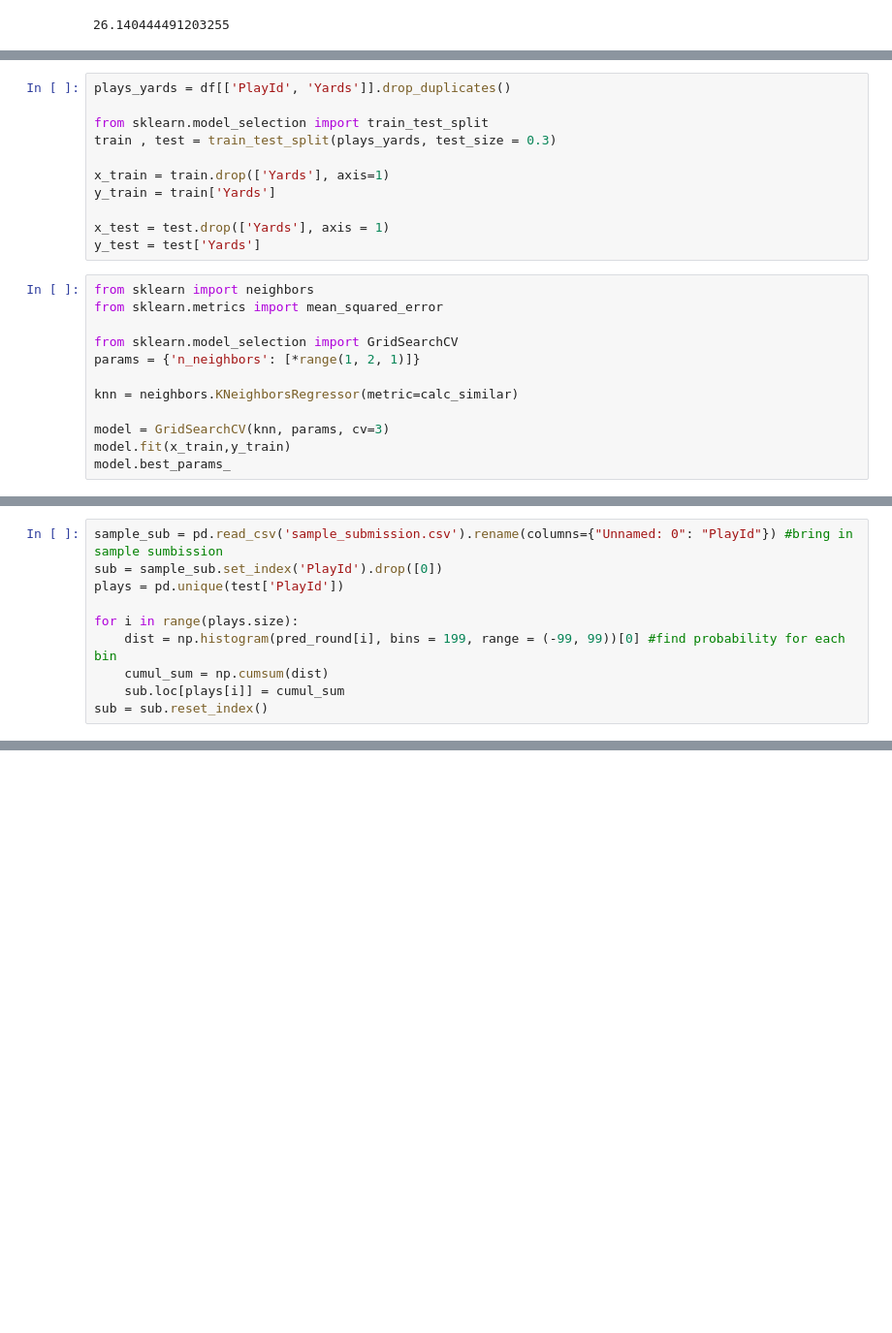
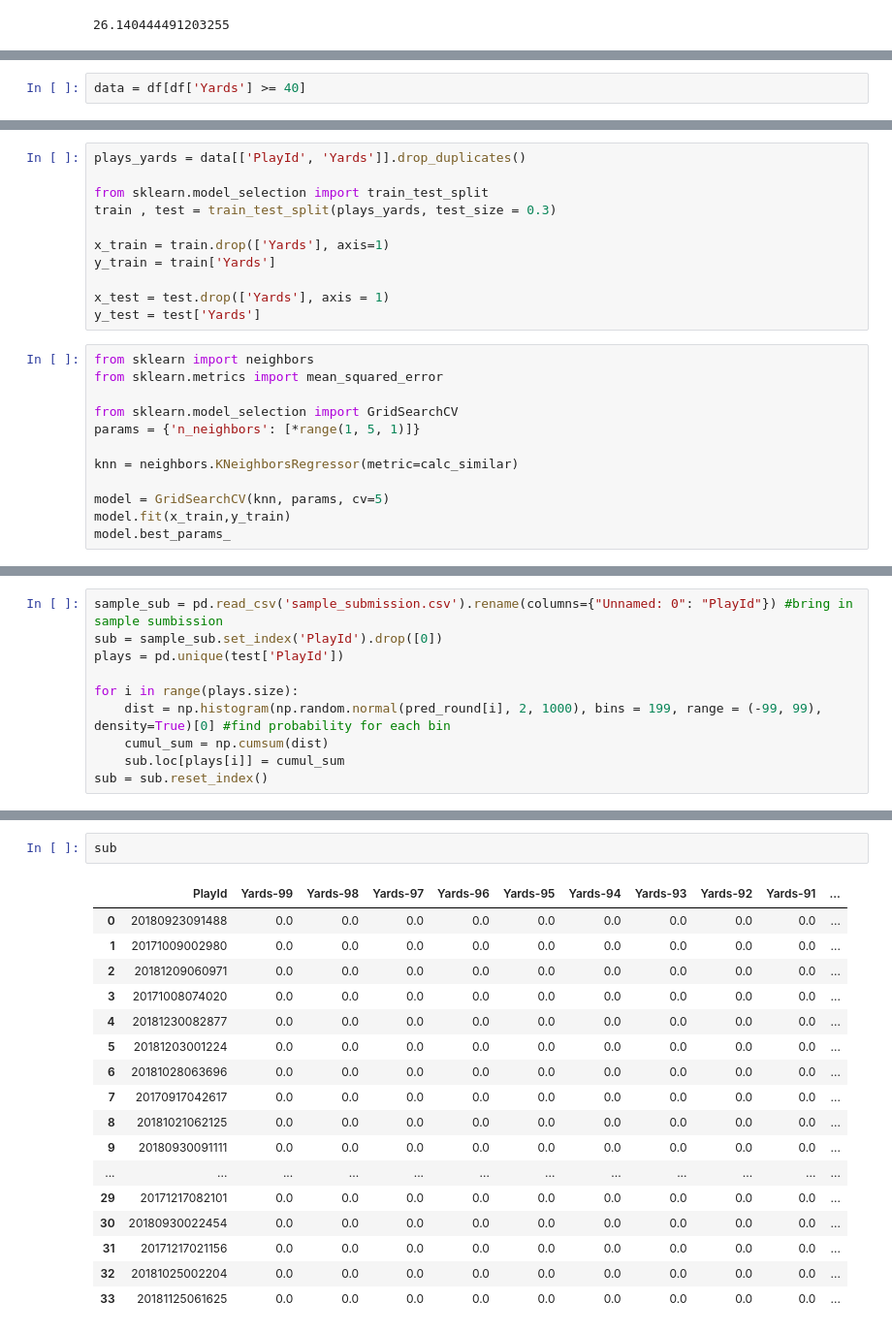
Before and after one commit to shonepatil/HDSI-NFL-Project, a Jupyter notebook: KNN_Position_Similarity.ipynb, the cells around one changed output, grey strips where cells are left out. Shown: that part at 97% size. Saved outputs shown, nothing was run; the diff lists cells and outputs as text; blank space fills up the shorter version.

```diff
--- a/KNN_Position_Similarity.ipynb
+++ b/KNN_Position_Similarity.ipynb
@@ -126,0 +125,2 @@ df = df[:220]
+# %%
+data = df[df['Yards'] >= 40]
@@ -127,5 +131,5 @@ df = df[:220]
 # %%
-plays_yards = df[['PlayId', 'Yards']].drop_duplicates()
+plays_yards = data[['PlayId', 'Yards']].drop_duplicates()
 
 from sklearn.model_selection import train_test_split
 train , test = train_test_split(plays_yards, test_size = 0.3)
@@ -140,11 +144,11 @@ from sklearn import neighbors
 from sklearn.metrics import mean_squared_error
 
 from sklearn.model_selection import GridSearchCV
-params = {'n_neighbors': [*range(1, 2, 1)]}
+params = {'n_neighbors': [*range(1, 5, 1)]}
 
 knn = neighbors.KNeighborsRegressor(metric=calc_similar)
 
-model = GridSearchCV(knn, params, cv=3)
+model = GridSearchCV(knn, params, cv=5)
 model.fit(x_train,y_train)
 model.best_params_
 # %% [output]
@@ -163,7 +169,7 @@ sub = sample_sub.set_index('PlayId').drop([0])
 plays = pd.unique(test['PlayId'])
 
 for i in range(plays.size):
-    dist = np.histogram(pred_round[i], bins = 199, range = (-99, 99))[0] #find probability for each bin
+    dist = np.histogram(np.random.normal(pred_round[i], 2, 1000), bins = 199, range = (-99, 99), density=True)[0] #find probability for each bin
     cumul_sum = np.cumsum(dist)
     sub.loc[plays[i]] = cumul_sum
 sub = sub.reset_index()
@@ -173,0 +180,20 @@ score(sub, df)
+# %%
+sub
+# %% [output]
+|  | PlayId | Yards-99 | Yards-98 | Yards-97 | Yards-96 | Yards-95 | Yards-94 | Yards-93 | Yards-92 | Yards-91 | ... |
+| 0 | 20180923091488 | 0.0 | 0.0 | 0.0 | 0.0 | 0.0 | 0.0 | 0.0 | 0.0 | 0.0 | ... |
+| 1 | 20171009002980 | 0.0 | 0.0 | 0.0 | 0.0 | 0.0 | 0.0 | 0.0 | 0.0 | 0.0 | ... |
+| 2 | 20181209060971 | 0.0 | 0.0 | 0.0 | 0.0 | 0.0 | 0.0 | 0.0 | 0.0 | 0.0 | ... |
+| 3 | 20171008074020 | 0.0 | 0.0 | 0.0 | 0.0 | 0.0 | 0.0 | 0.0 | 0.0 | 0.0 | ... |
+| 4 | 20181230082877 | 0.0 | 0.0 | 0.0 | 0.0 | 0.0 | 0.0 | 0.0 | 0.0 | 0.0 | ... |
+| 5 | 20181203001224 | 0.0 | 0.0 | 0.0 | 0.0 | 0.0 | 0.0 | 0.0 | 0.0 | 0.0 | ... |
+| 6 | 20181028063696 | 0.0 | 0.0 | 0.0 | 0.0 | 0.0 | 0.0 | 0.0 | 0.0 | 0.0 | ... |
+| 7 | 20170917042617 | 0.0 | 0.0 | 0.0 | 0.0 | 0.0 | 0.0 | 0.0 | 0.0 | 0.0 | ... |
+| 8 | 20181021062125 | 0.0 | 0.0 | 0.0 | 0.0 | 0.0 | 0.0 | 0.0 | 0.0 | 0.0 | ... |
+| 9 | 20180930091111 | 0.0 | 0.0 | 0.0 | 0.0 | 0.0 | 0.0 | 0.0 | 0.0 | 0.0 | ... |
+| ... | ... | ... | ... | ... | ... | ... | ... | ... | ... | ... | ... |
+| 29 | 20171217082101 | 0.0 | 0.0 | 0.0 | 0.0 | 0.0 | 0.0 | 0.0 | 0.0 | 0.0 | ... |
+| 30 | 20180930022454 | 0.0 | 0.0 | 0.0 | 0.0 | 0.0 | 0.0 | 0.0 | 0.0 | 0.0 | ... |
+| 31 | 20171217021156 | 0.0 | 0.0 | 0.0 | 0.0 | 0.0 | 0.0 | 0.0 | 0.0 | 0.0 | ... |
+| 32 | 20181025002204 | 0.0 | 0.0 | 0.0 | 0.0 | 0.0 | 0.0 | 0.0 | 0.0 | 0.0 | ... |
+| 33 | 20181125061625 | 0.0 | 0.0 | 0.0 | 0.0 | 0.0 | 0.0 | 0.0 | 0.0 | 0.0 | ... |
```
Also changed, not shown: parts of 6 cells of this notebook, 1 other file.
